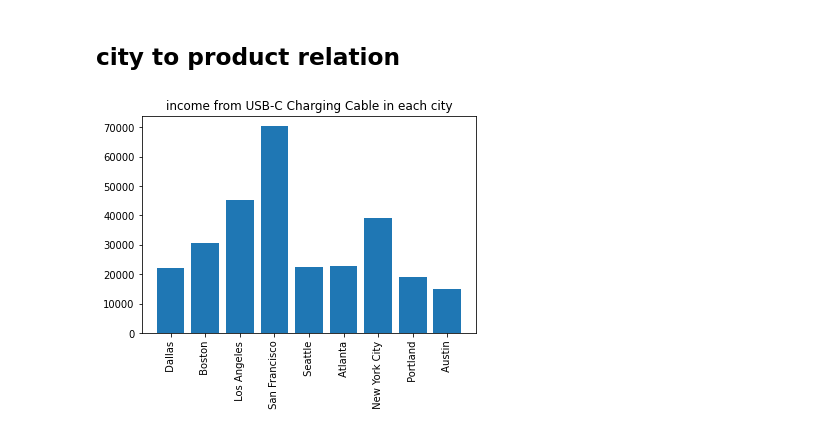
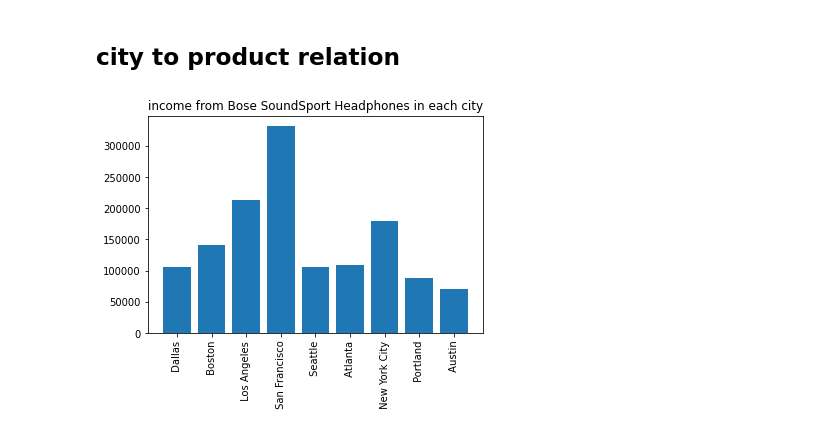
Before and after one commit to shahriarKabir44/learn_data_science, a Jupyter notebook: sales_data_analysis/sales_analysis.ipynb, the cells around one changed output. Drawn from its saved outputs; the diff is of its cells as text; code cells hidden in the pictures.

```diff
--- a/sales_data_analysis/sales_analysis.ipynb
+++ b/sales_data_analysis/sales_analysis.ipynb
@@ -407,9 +407,9 @@ for row in df.iloc:
     getCityToProductRevenue(row)
 # %%
 
-plt.bar(range(len(cityNames)),income_from_each_product[0],tick_label=cityNames )
-plt.title("income from USB-C Charging Cable in each city")
+plt.bar(range(len(cityNames)),income_from_each_product[1],tick_label=cityNames )
+plt.title("income from {} in each city".format(productNames[1]))
 plt.xticks(rotation=90)
 plt.show()
 # %% [output]
-[figure, old version]
+[figure, new version]
```
Also changed, not shown: parts of 8 cells of this notebook, 3 other files.
